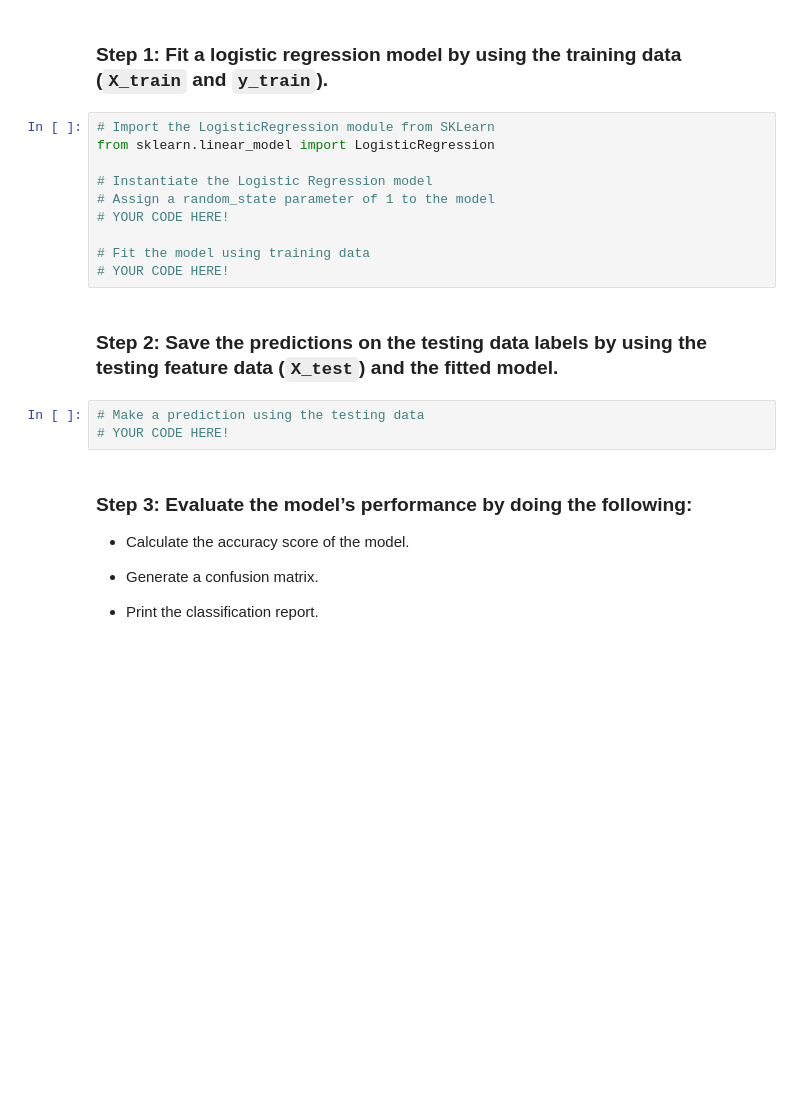
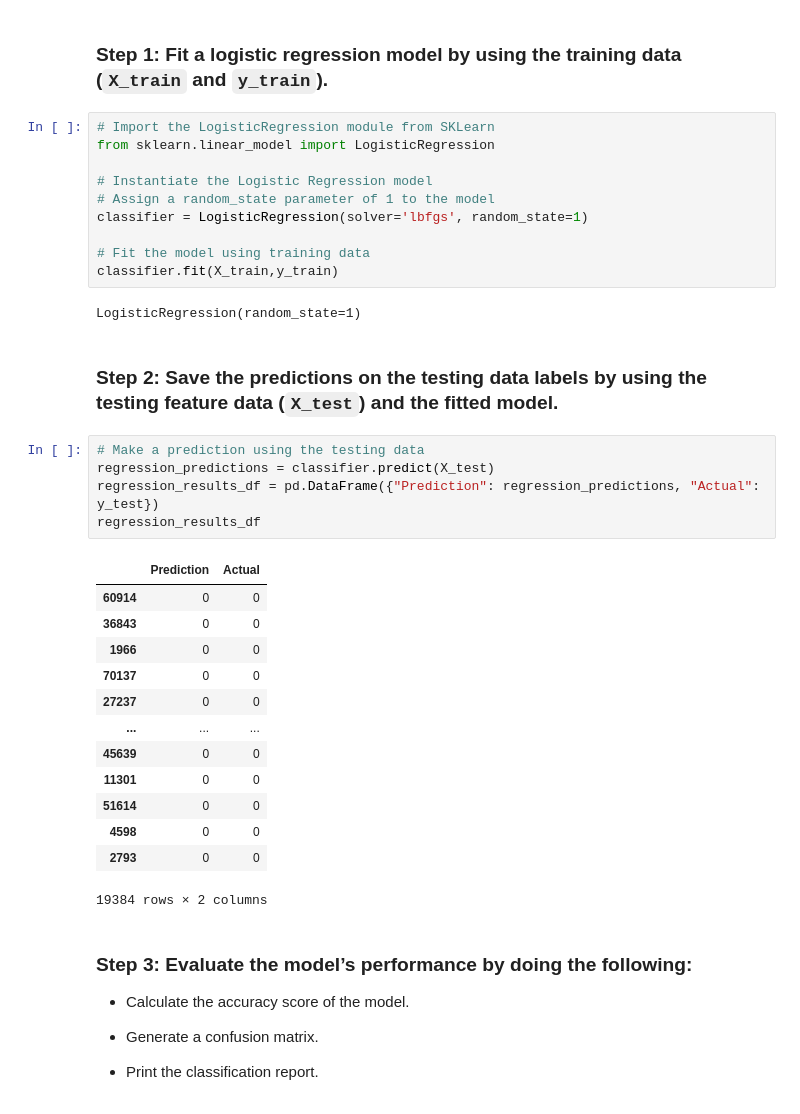
Before and after one commit to JaleesMoeen/Credit_Risk_Classification, a Jupyter notebook: credit_risk_classification.ipynb, the cells around one changed output. Saved outputs shown, nothing was run; the diff lists cells and outputs as text; blank space fills up the shorter version.

Commit message:
Completed the logistic regression model with original data.

```diff
--- a/credit_risk_classification.ipynb
+++ b/credit_risk_classification.ipynb
@@ -109,15 +109,33 @@ from sklearn.linear_model import LogisticRegression
 
 # Instantiate the Logistic Regression model
 # Assign a random_state parameter of 1 to the model
-# YOUR CODE HERE!
+classifier = LogisticRegression(solver='lbfgs', random_state=1)
 
 # Fit the model using training data
-# YOUR CODE HERE!
+classifier.fit(X_train,y_train)
+# %% [output]
+LogisticRegression(random_state=1)
 # %% [markdown]
 ### Step 2: Save the predictions on the testing data labels by using the testing feature data (`X_test`) and the fitted model.
 # %%
 # Make a prediction using the testing data
-# YOUR CODE HERE!
+regression_predictions = classifier.predict(X_test)
+regression_results_df = pd.DataFrame({"Prediction": regression_predictions, "Actual": y_test})
+regression_results_df
+# %% [output]
+|  | Prediction | Actual |
+| 60914 | 0 | 0 |
+| 36843 | 0 | 0 |
+| 1966 | 0 | 0 |
+| 70137 | 0 | 0 |
+| 27237 | 0 | 0 |
+| ... | ... | ... |
+| 45639 | 0 | 0 |
+| 11301 | 0 | 0 |
+| 51614 | 0 | 0 |
+| 4598 | 0 | 0 |
+| 2793 | 0 | 0 |
+19384 rows × 2 columns
 # %% [markdown]
 ### Step 3: Evaluate the model’s performance by doing the following:
 
```
Also changed, not shown: parts of 8 cells of this notebook.
